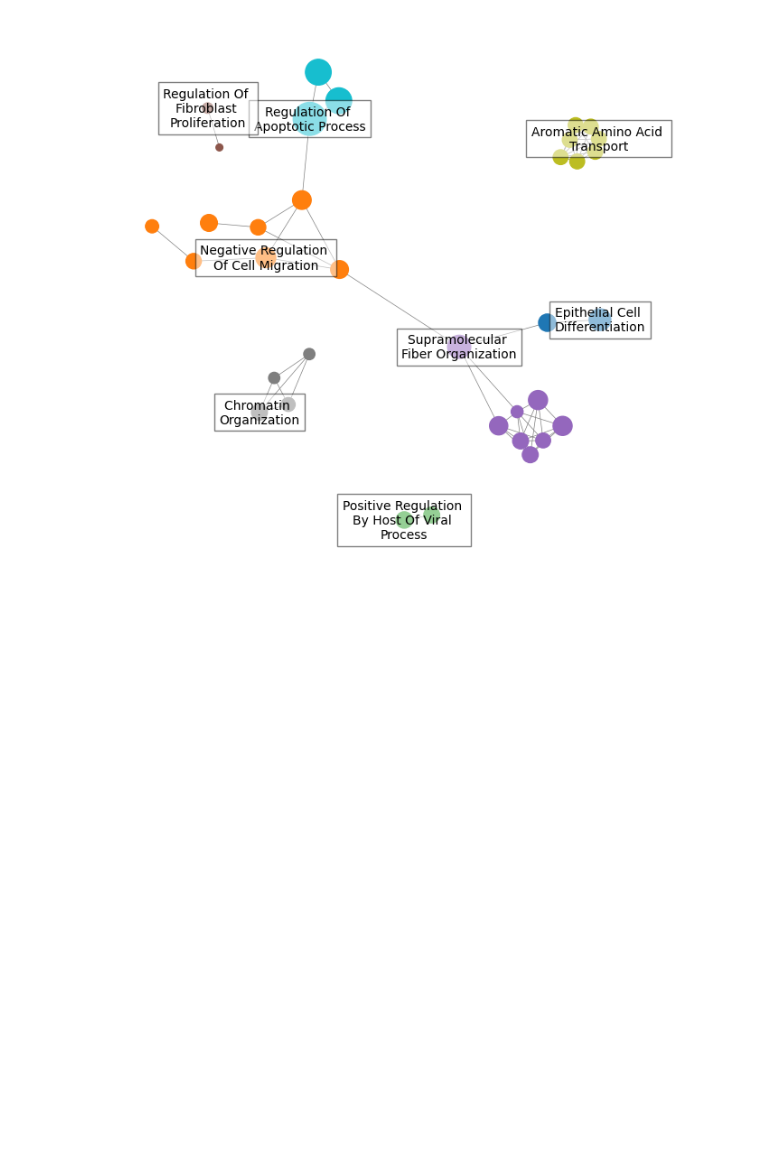
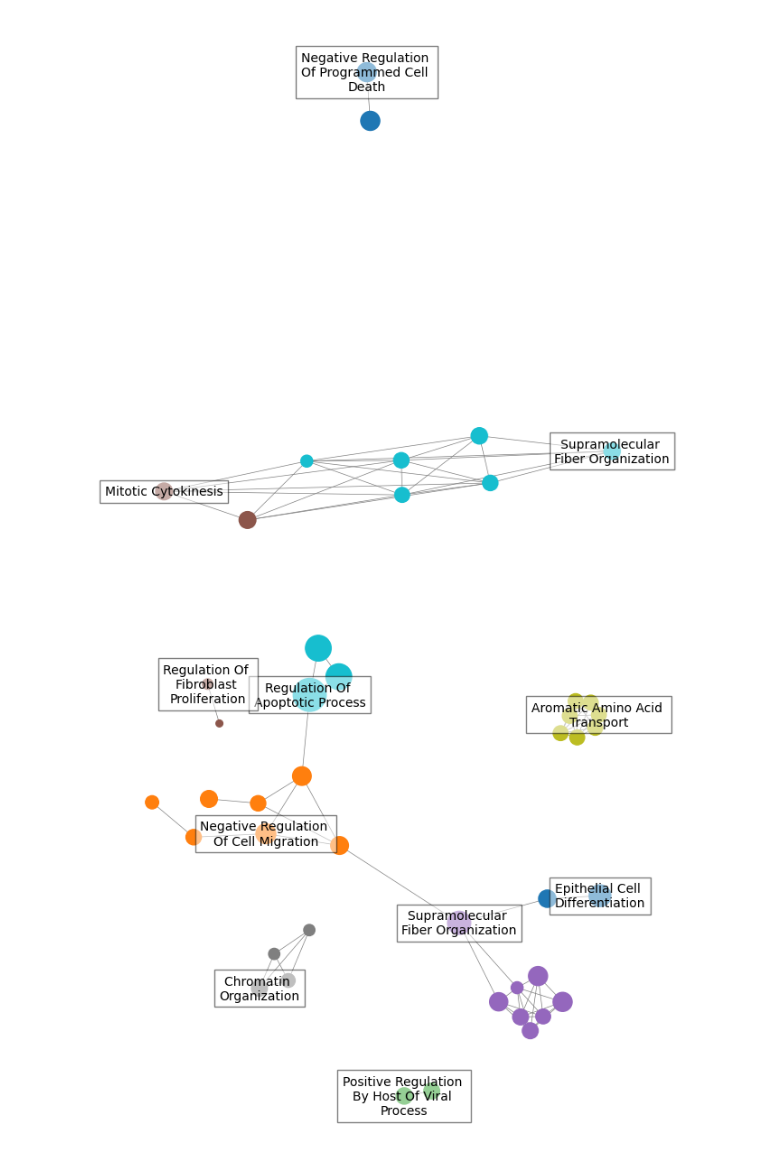
Before and after one commit to cailab-tamu/QUBO_Feature_Selection, a Jupyter notebook: qubo_fs_matlab/GSE134839_anticancer_drug_resistance_system/miscelaneous/pathways_clus_batch_2.ipynb, the cells around one changed output. Saved outputs shown, nothing was run; the diff lists cells and outputs as text; code cells hidden in the pictures; blank space fills up the shorter version.

```diff
--- a/qubo_fs_matlab/GSE134839_anticancer_drug_resistance_system/miscelaneous/pathways_clus_batch_2.ipynb
+++ b/qubo_fs_matlab/GSE134839_anticancer_drug_resistance_system/miscelaneous/pathways_clus_batch_2.ipynb
@@ -141 +152,21 @@ df1.head()
+# %%
+fname = "qubo_features.txt"
+gl1 = pd.read_csv(fname, sep='\t', header=None)[0].tolist()
+fname = "fittree_features.txt"
+gl2 = pd.read_csv(fname, sep='\t', header=None)[0].tolist()
+
+# Compute enrichr analysis
+df1 = enrichr_analysis(gl1)
+df2 = enrichr_analysis(gl2)
+# Clean and filter terms
+df1['Term'] = [i.split(' (')[0] for i in df1['Term']]
+df1 = df1[df1['Adjusted P-value'] < 0.05].copy()
+df2['Term'] = [i.split(' (')[0] for i in df2['Term']]
+df2 = df2[df2['Adjusted P-value'] < 0.05].copy()
+
+df1_filt = remove_common_terms(df1, df2)
+# %%
+generate_pathway_graph(df1_filt,output_name='qubo_vs_fittree_unique_pathways_clust.png')
+# %% [output]
+[figure, added]
 # %%
```
Also changed, not shown: parts of 5 cells of this notebook, 3 other files.
